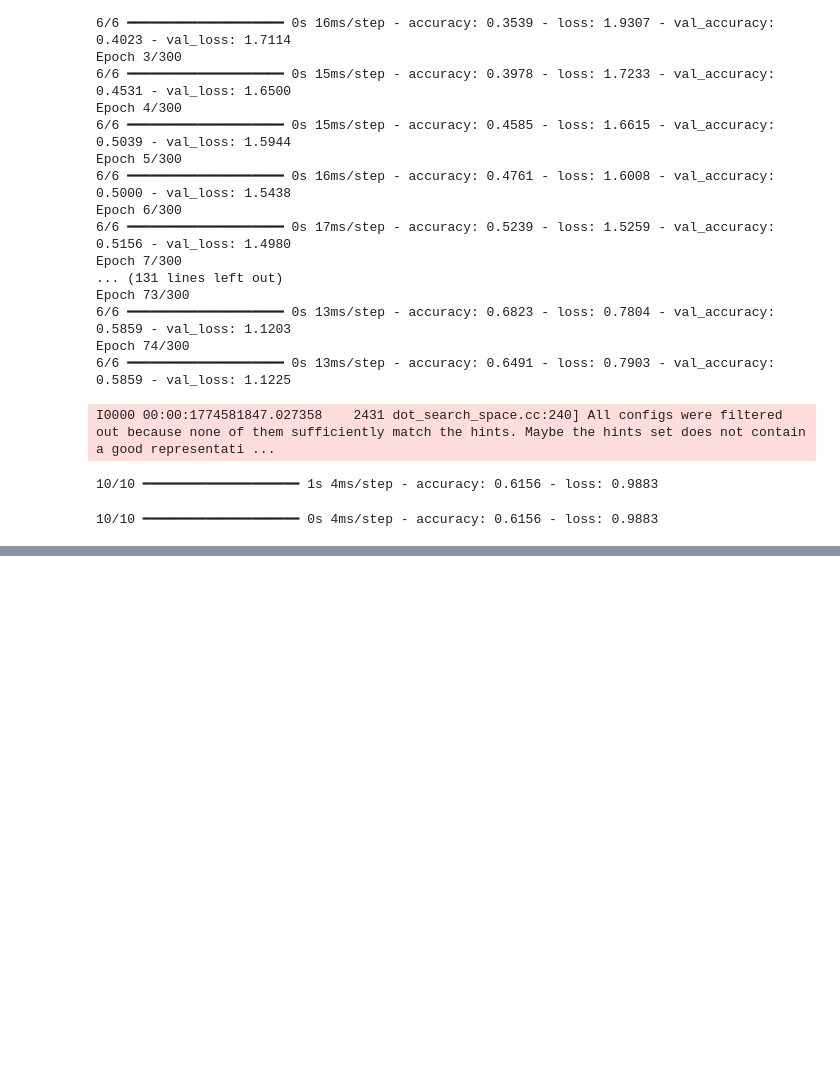
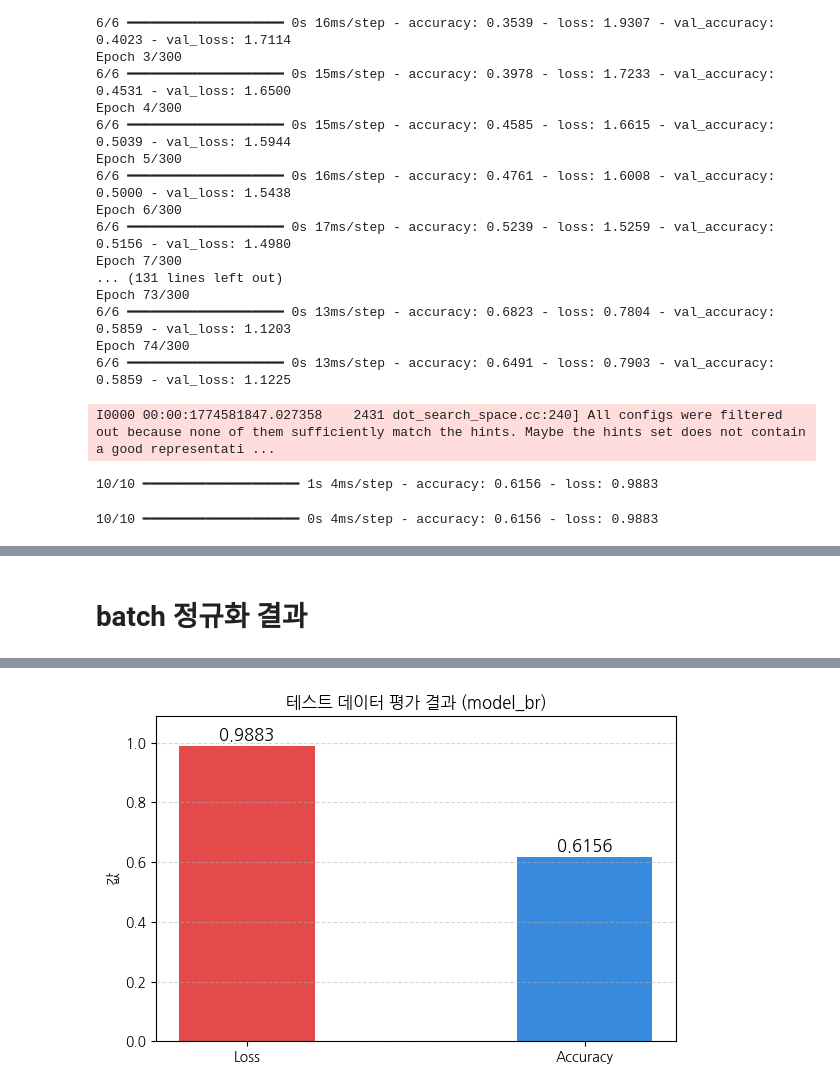
Before and after one commit to blackhole-24/ubuntu, a Jupyter notebook: 1_dnn.ipynb, the cells around one changed output, grey strips where cells are left out. Saved outputs shown, nothing was run; the diff lists cells and outputs as text; code cells hidden in the pictures; blank space fills up the shorter version.

```diff
--- a/1_dnn.ipynb
+++ b/1_dnn.ipynb
@@ -867,0 +902,29 @@ loss, acc = model_br.evaluate(X_test_scaled_ary, y_test)
+# %% [markdown]
+# batch 정규화 결과
+# %%
+loss, acc = model_br.evaluate(X_test_scaled_ary, y_test)
+
+import matplotlib.pyplot as plt
+plt.rcParams['font.family'] = 'NanumGothic'
+plt.rcParams['axes.unicode_minus'] = False
+
+fig, ax = plt.subplots(figsize=(6, 4))
+
+bars = ax.bar(['Loss', 'Accuracy'], [loss, acc], color=['#E24B4A', '#378ADD'], width=0.4)
+
+for bar, val in zip(bars, [loss, acc]):
+    ax.text(
+        bar.get_x() + bar.get_width() / 2,
+        bar.get_height() + 0.01,
+        f'{val:.4f}',
+        ha='center', va='bottom', fontsize=12, fontweight='bold'
+    )
+
+ax.set_title('테스트 데이터 평가 결과 (model_br)')
+ax.set_ylabel('값')
+ax.set_ylim(0, max(loss, acc) + 0.1)
+ax.grid(axis='y', linestyle='--', alpha=0.5)
+
+plt.tight_layout()
+plt.show()
+# %% [output]
@@ -867,0 +932 @@ loss, acc = model_br.evaluate(X_test_scaled_ary, y_test)
+[figure, added]
```
Also changed, not shown: parts of 3 cells of this notebook.
